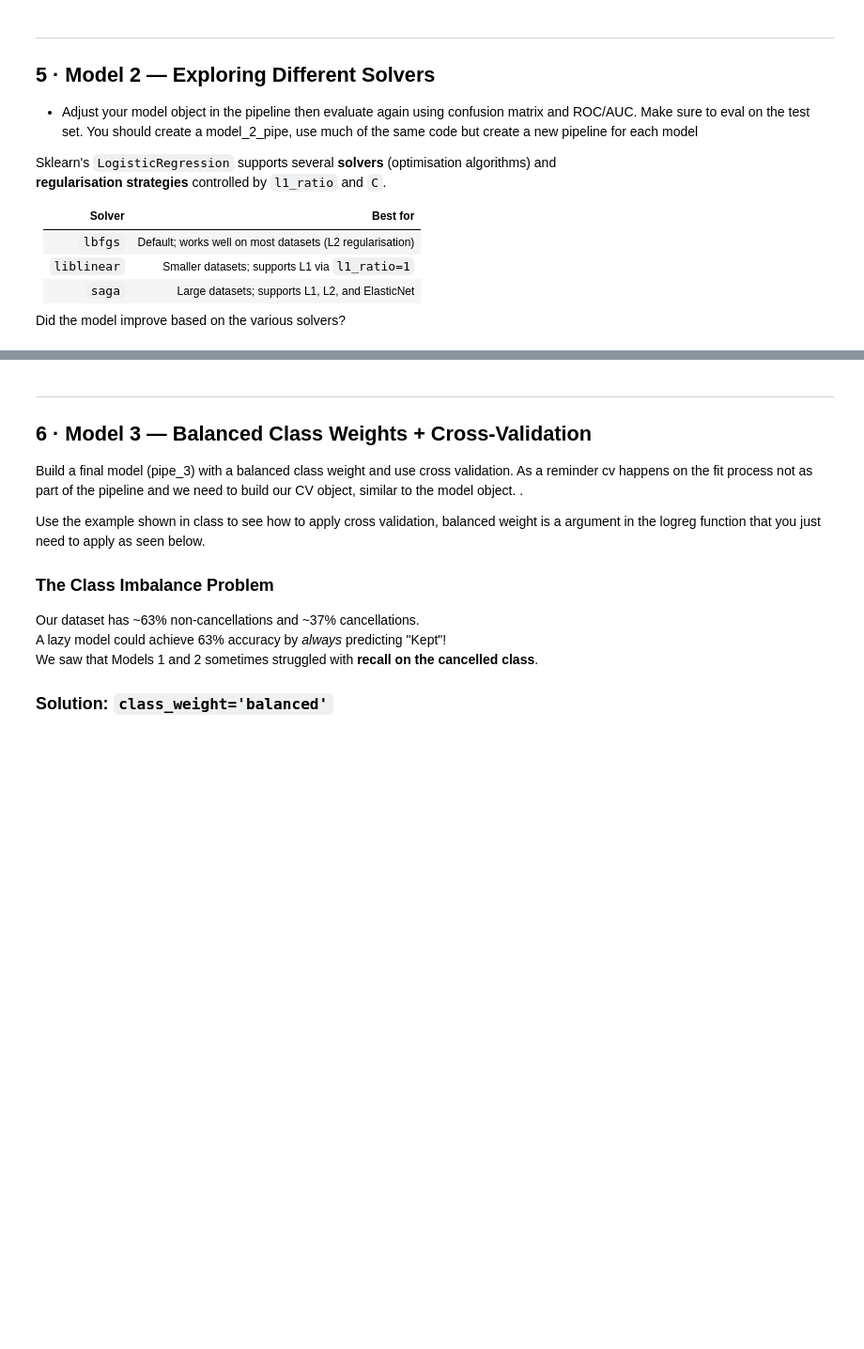
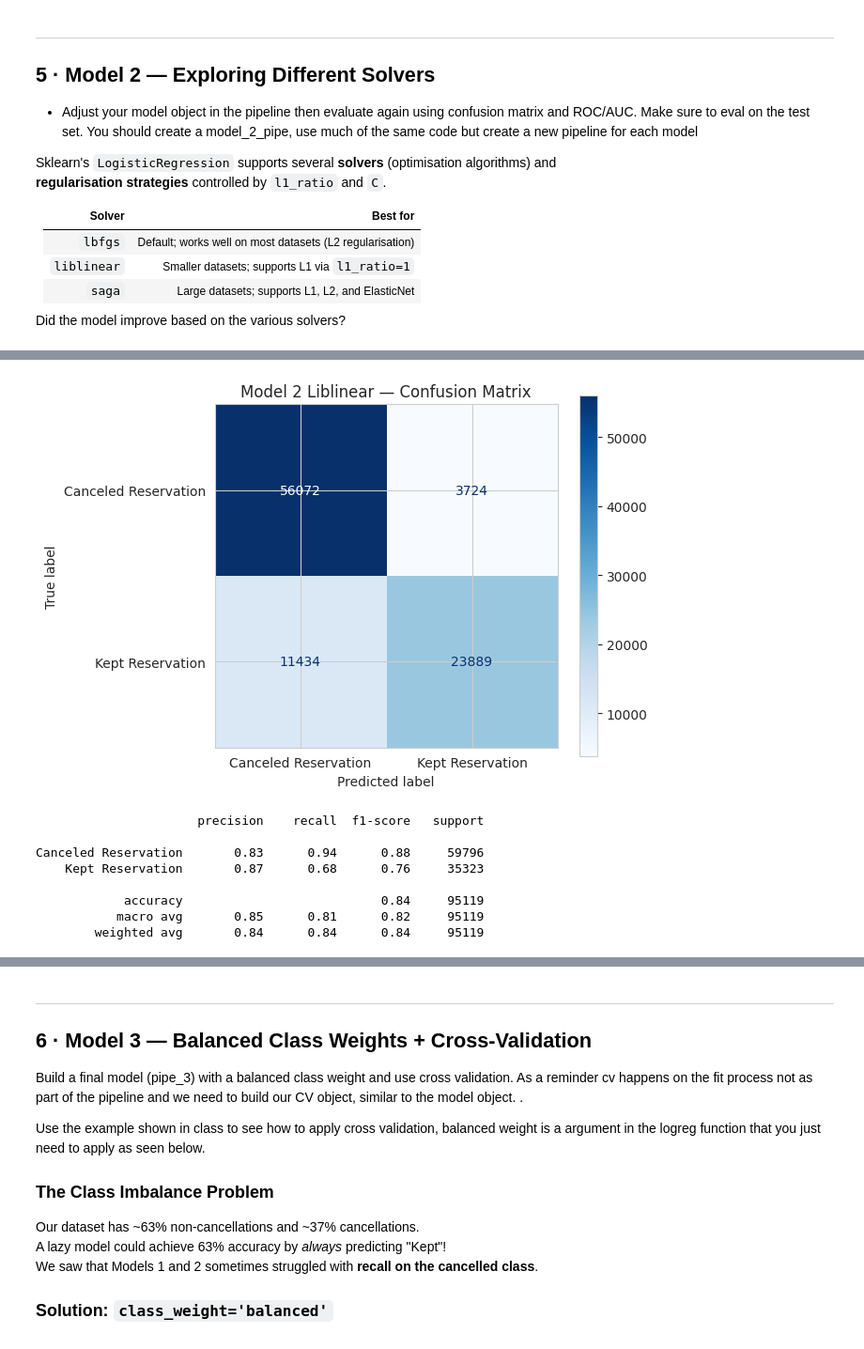
Before and after one commit to MaxGuryan9/week_8, a Jupyter notebook: hotel_cancellation_lab.ipynb, the cells around one changed output, grey strips where cells are left out. Shown at 94% size. Drawn from its saved outputs; the diff is of its cells as text; code cells hidden in the pictures; blank space fills up the shorter version.

```diff
--- a/hotel_cancellation_lab.ipynb
+++ b/hotel_cancellation_lab.ipynb
@@ -226,3 +410,16 @@ Sklearn's `LogisticRegression` supports several **solvers** (optimisation algori
 
 
 Did the model improve based on the various solvers?
+# %%
+preprocessor_m2 = ColumnTransformer(transformers=[
+    ('cat', OneHotEncoder(handle_unknown='ignore', sparse_output=False), CATEGORICAL),
+    ('num', MinMaxScaler(), NUMERICAL),
+
+])
+
+pipe_m2_lib = Pipeline(steps=[
+    ('prep', preprocessor_m2),
+    ('model', LogisticRegression(solver = 'liblinear' , max_iter=5000, random_state=42, l1_ratio=1))
+])
+
+pipe_m2_lib.fit(X_train,y_train)
@@ -228,0 +444,23 @@ Did the model improve based on the various solvers?
+# %%
+
+y_pred_m2_lib = pipe_m2_lib.predict(X_test)
+
+cm_m2_lib = confusion_matrix(y_test, y_pred_m2_lib)
+
+disp_m2_lib = ConfusionMatrixDisplay(confusion_matrix=cm_m2_lib, display_labels=['Canceled Reservation', 'Kept Reservation'])
+disp_m2_lib.plot(cmap='Blues')
+plt.title('Model 2 Liblinear — Confusion Matrix')
+plt.tight_layout()
+plt.show()
+
+print(classification_report(y_test, y_pred_m2_lib, target_names=['Canceled Reservation', 'Kept Reservation']))
+# %% [output]
+[figure, added]
+                      precision    recall  f1-score   support
+
+Canceled Reservation       0.83      0.94      0.88     59796
+    Kept Reservation       0.87      0.68      0.76     35323
+
+            accuracy                           0.84     95119
+           macro avg       0.85      0.81      0.82     95119
+        weighted avg       0.84      0.84      0.84     95119
```
Also changed, not shown: parts of 20 cells of this notebook.
